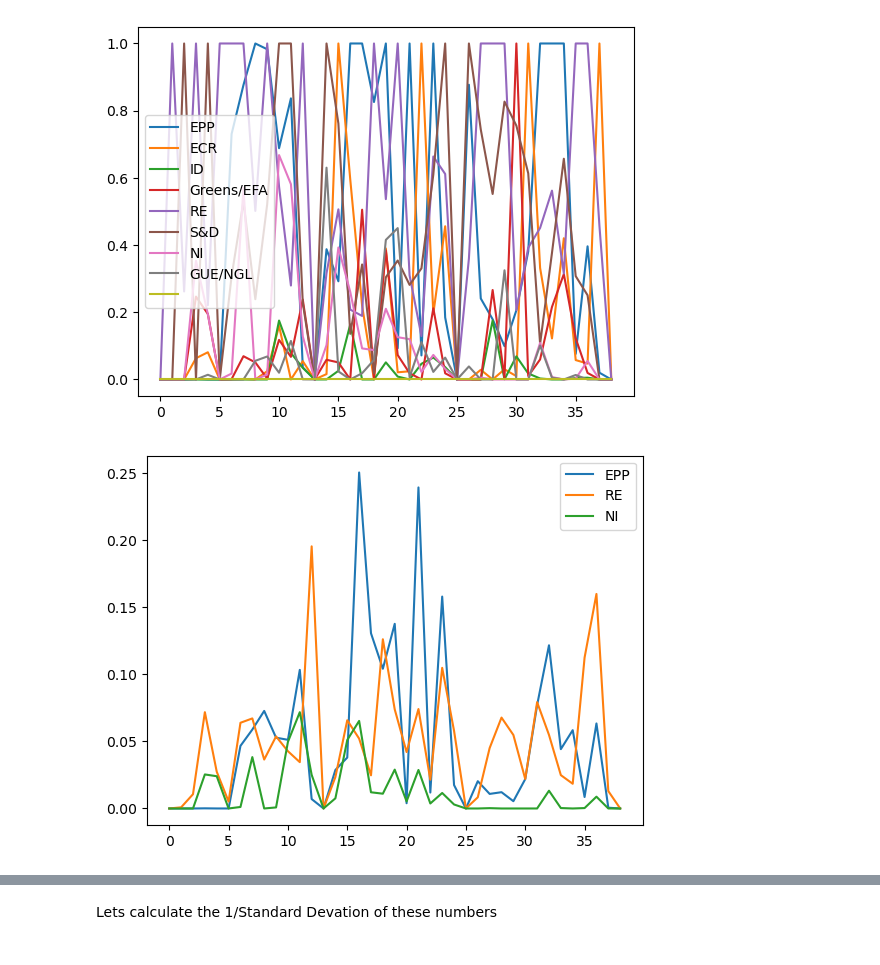
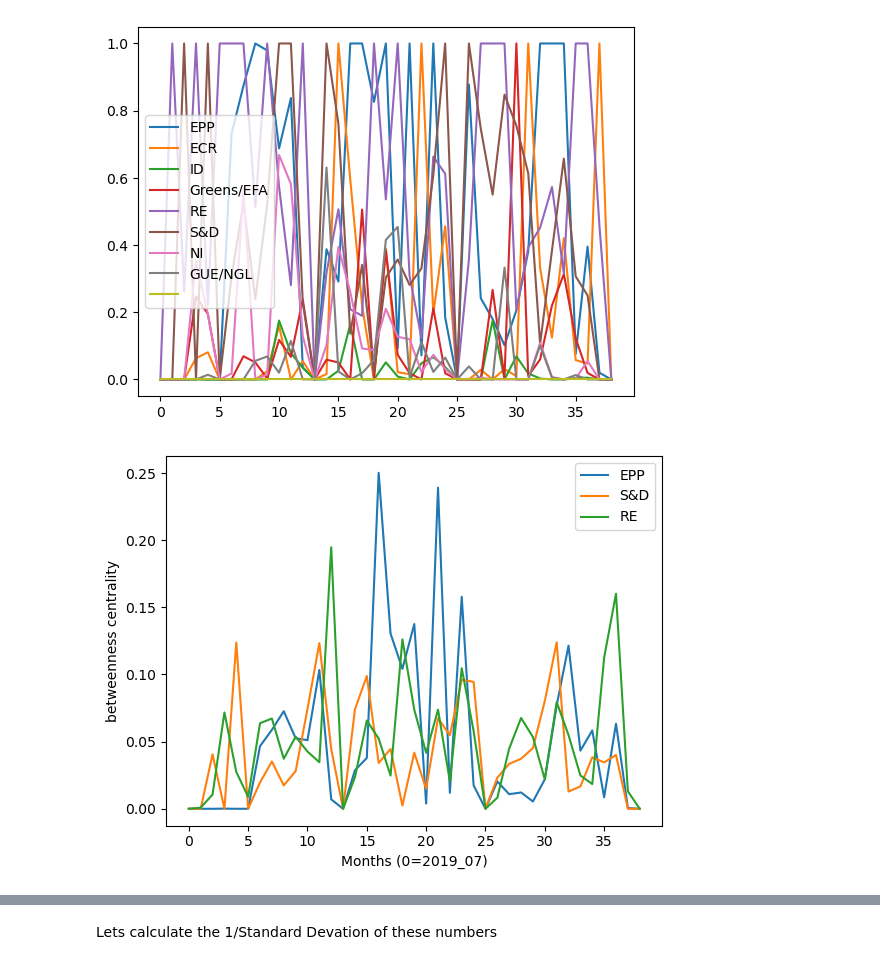
Before and after one commit to maritsm/temalabor-2023, a Jupyter notebook: Adam_Group_Centrality.ipynb, the cells around one changed output, grey strips where cells are left out. Drawn from its saved outputs; the diff is of its cells as text; code cells hidden in the pictures.

```diff
--- a/Adam_Group_Centrality.ipynb
+++ b/Adam_Group_Centrality.ipynb
@@ -118,7 +119,11 @@ plt.show()
 # %% [output]
 [figure]
 # %%
-monthly_betweenness_centality_by_party[["EPP", "RE", "NI"]].plot()
+monthly_betweenness_centality_by_party[["EPP", "S&D", "RE"]].plot()
+plt.xlabel("Months (0=2019_07)")
+plt.ylabel("betweenness centrality")
 plt.show()
+# all [["EPP", "ECR", "ID", "Greens/EFA", "RE", "S&D", "NI", "GUE/NGL"]]
+#[["EPP", "RE", "NI"]]
 # %% [output]
-[figure, old version]
+[figure, new version]
```
Also changed, not shown: parts of 10 cells of this notebook.
